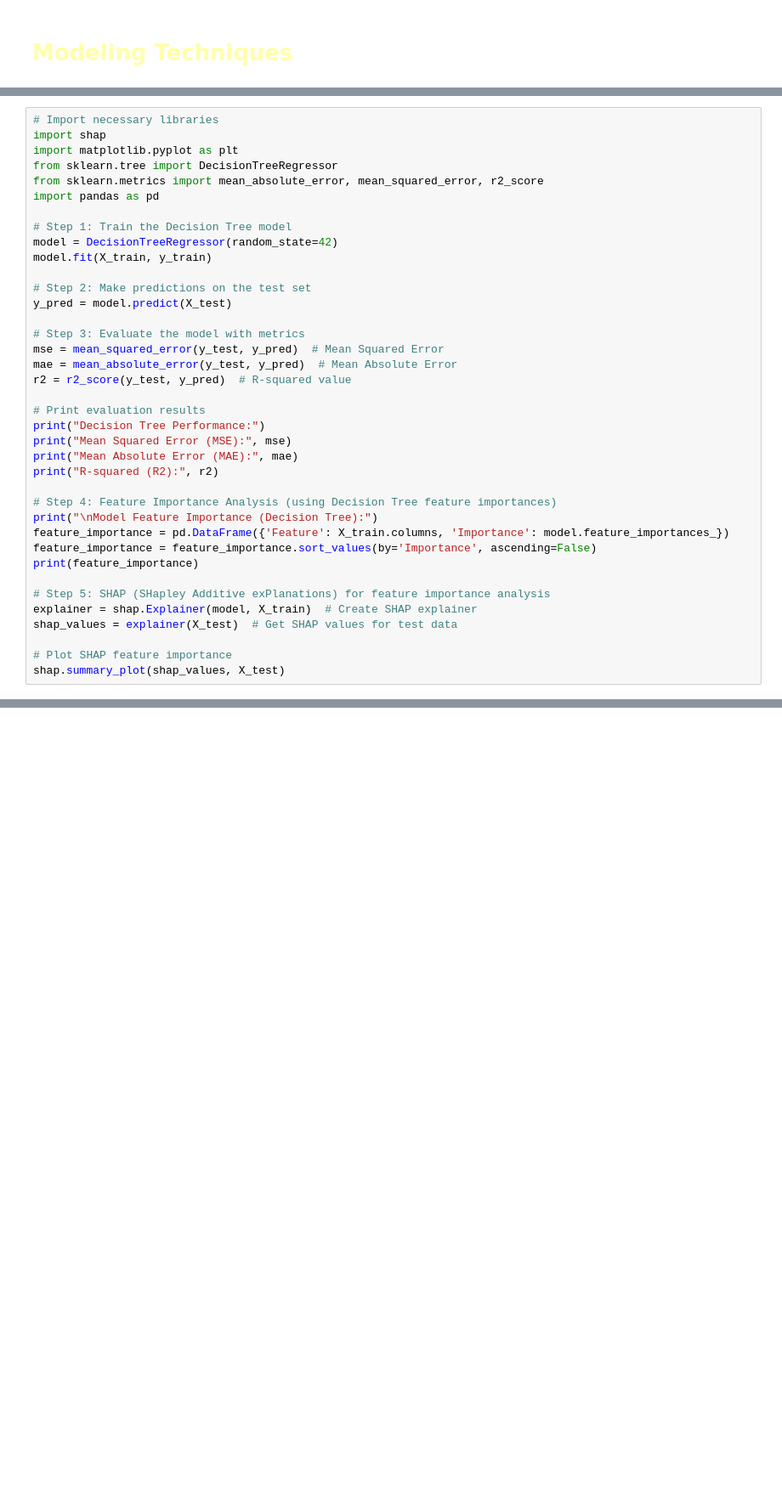
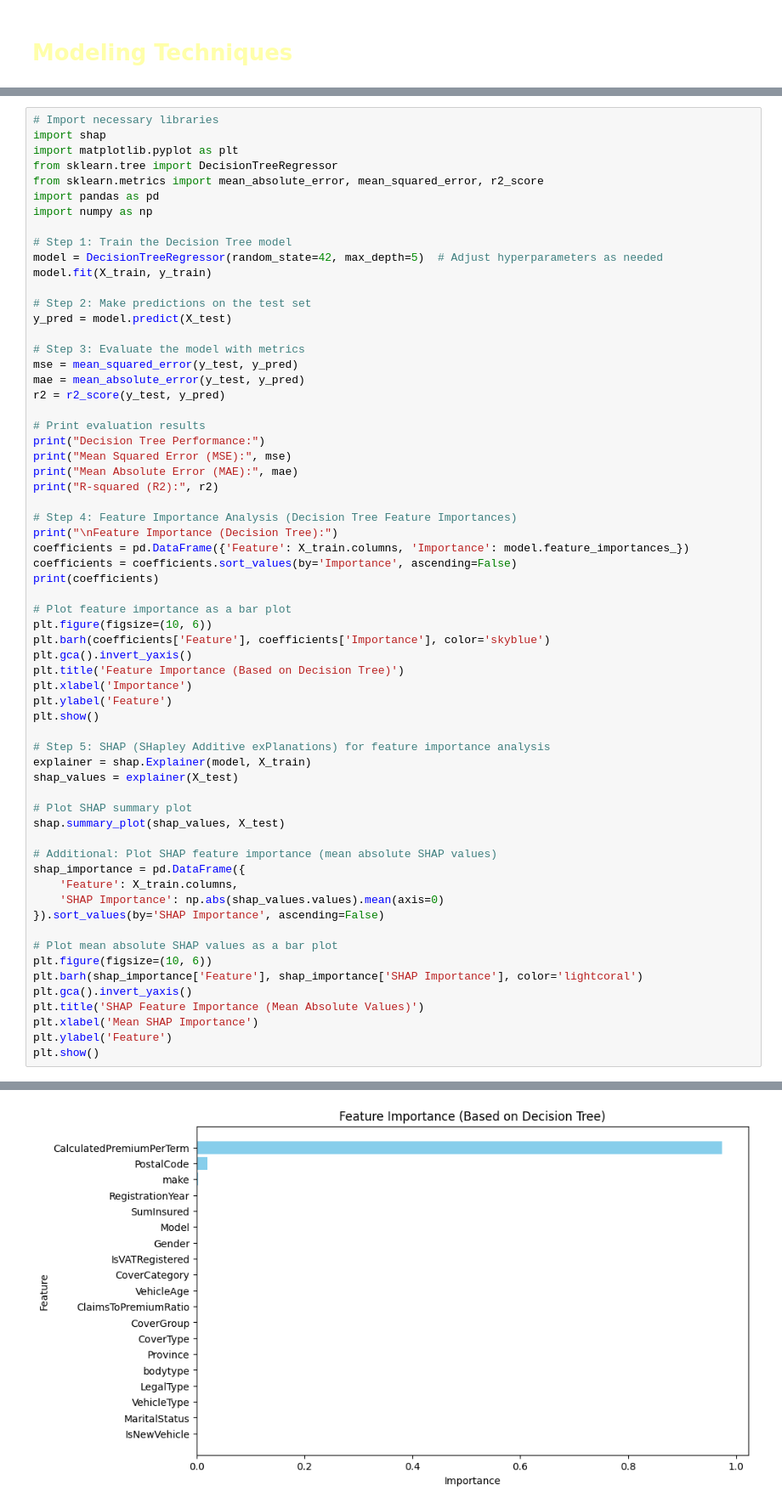
Before and after one commit to Elelanfik/INSURANCE_ANALYSIS_, a Jupyter notebook: Notebooks/Statistical_Modeling.ipynb, the cells around one changed output, grey strips where cells are left out. Shown at 85% size. Drawn from its saved outputs; the diff is of its cells as text; blank space fills up the shorter version.

```diff
--- a/Notebooks/Statistical_Modeling.ipynb
+++ b/Notebooks/Statistical_Modeling.ipynb
@@ -357,18 +523,19 @@ import matplotlib.pyplot as plt
 from sklearn.tree import DecisionTreeRegressor
 from sklearn.metrics import mean_absolute_error, mean_squared_error, r2_score
 import pandas as pd
+import numpy as np
 
 # Step 1: Train the Decision Tree model
-model = DecisionTreeRegressor(random_state=42)
+model = DecisionTreeRegressor(random_state=42, max_depth=5)  # Adjust hyperparameters as needed
 model.fit(X_train, y_train)
 
 # Step 2: Make predictions on the test set
 y_pred = model.predict(X_test)
 
 # Step 3: Evaluate the model with metrics
-mse = mean_squared_error(y_test, y_pred)  # Mean Squared Error
-mae = mean_absolute_error(y_test, y_pred)  # Mean Absolute Error
-r2 = r2_score(y_test, y_pred)  # R-squared value
+mse = mean_squared_error(y_test, y_pred)
+mae = mean_absolute_error(y_test, y_pred)
+r2 = r2_score(y_test, y_pred)
 
 # Print evaluation results
 print("Decision Tree Performance:")
@@ -376,15 +543,40 @@ print("Mean Squared Error (MSE):", mse)
 print("Mean Absolute Error (MAE):", mae)
 print("R-squared (R2):", r2)
 
-# Step 4: Feature Importance Analysis (using Decision Tree feature importances)
-print("\nModel Feature Importance (Decision Tree):")
-feature_importance = pd.DataFrame({'Feature': X_train.columns, 'Importance': model.feature_importances_})
-feature_importance = feature_importance.sort_values(by='Importance', ascending=False)
-print(feature_importance)
+# Step 4: Feature Importance Analysis (Decision Tree Feature Importances)
+print("\nFeature Importance (Decision Tree):")
+coefficients = pd.DataFrame({'Feature': X_train.columns, 'Importance': model.feature_importances_})
+coefficients = coefficients.sort_values(by='Importance', ascending=False)
+print(coefficients)
+
+# Plot feature importance as a bar plot
+plt.figure(figsize=(10, 6))
+plt.barh(coefficients['Feature'], coefficients['Importance'], color='skyblue')
+plt.gca().invert_yaxis()
+plt.title('Feature Importance (Based on Decision Tree)')
+plt.xlabel('Importance')
+plt.ylabel('Feature')
+plt.show()
 
 # Step 5: SHAP (SHapley Additive exPlanations) for feature importance analysis
-explainer = shap.Explainer(model, X_train)  # Create SHAP explainer
-shap_values = explainer(X_test)  # Get SHAP values for test data
+explainer = shap.Explainer(model, X_train)
+shap_values = explainer(X_test)
 
-# Plot SHAP feature importance
+# Plot SHAP summary plot
 shap.summary_plot(shap_values, X_test)
+
+# Additional: Plot SHAP feature importance (mean absolute SHAP values)
+shap_importance = pd.DataFrame({
+    'Feature': X_train.columns,
+    'SHAP Importance': np.abs(shap_values.values).mean(axis=0)
+}).sort_values(by='SHAP Importance', ascending=False)
+
+# Plot mean absolute SHAP values as a bar plot
+plt.figure(figsize=(10, 6))
+plt.barh(shap_importance['Feature'], shap_importance['SHAP Importance'], color='lightcoral')
+plt.gca().invert_yaxis()
+plt.title('SHAP Feature Importance (Mean Absolute Values)')
+plt.xlabel('Mean SHAP Importance')
+plt.ylabel('Feature')
+plt.show()
+# %% [output]
@@ -390,0 +600 @@ shap.summary_plot(shap_values, X_test)
+[figure, added]
```
Also changed, not shown: parts of 16 cells of this notebook.
